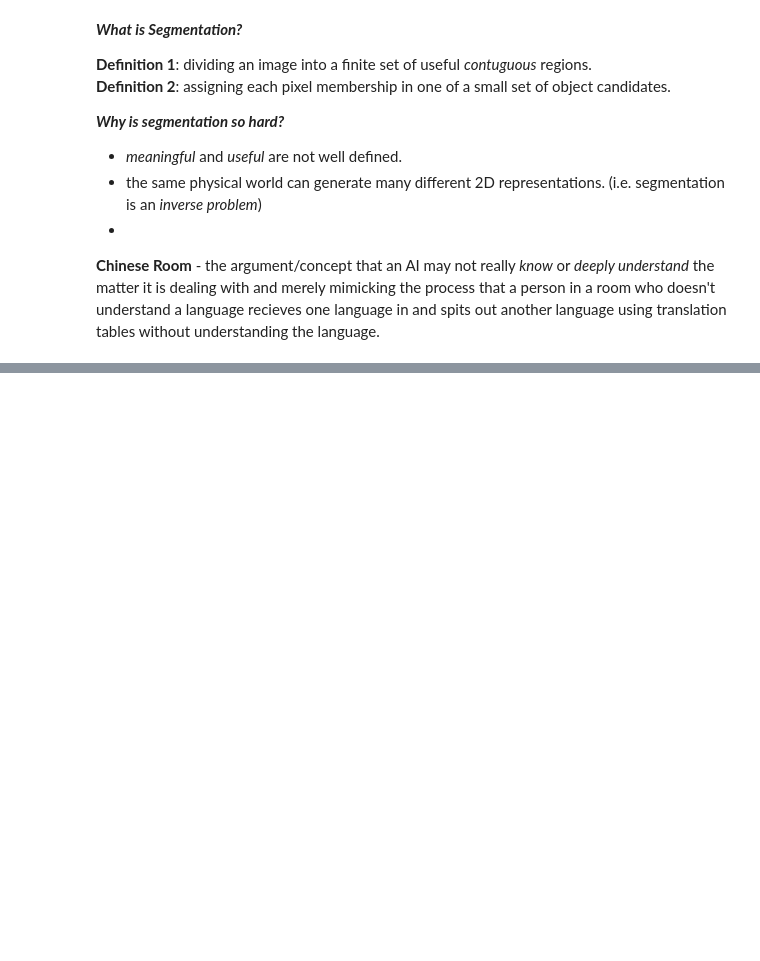
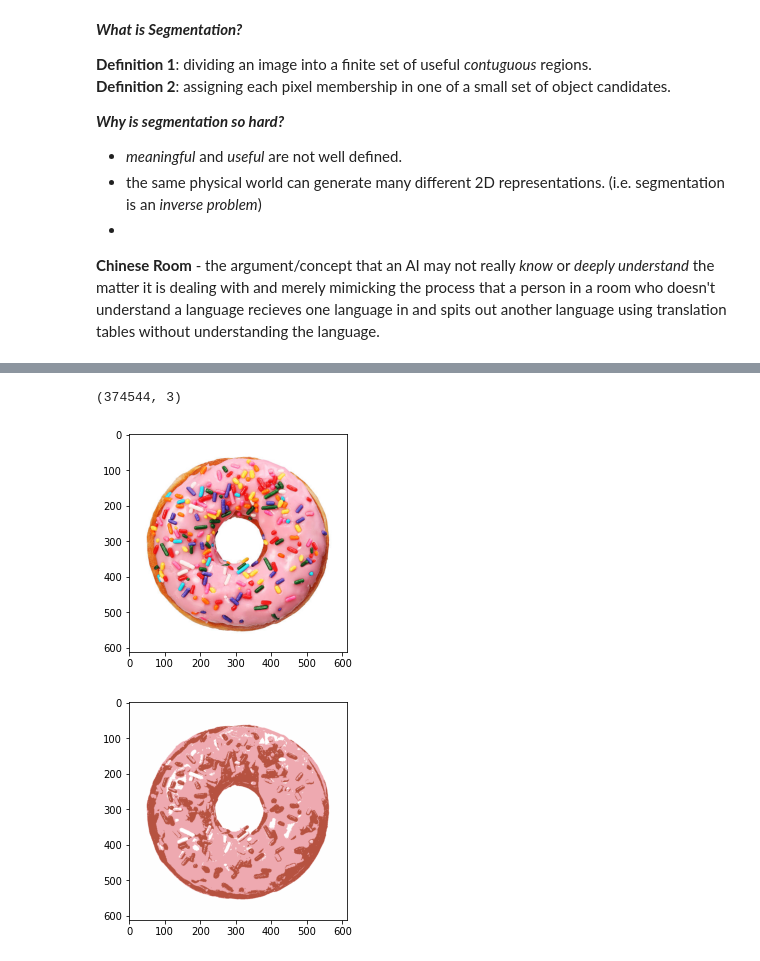
Before and after one commit to Jordan3448/ComputerVision, a Jupyter notebook: Segmentation.ipynb, the cells around one changed output, grey strips where cells are left out. Cells and saved outputs as stored; diff of their text form; code cells hidden in the pictures; blank space fills up the shorter version.

```diff
--- a/Segmentation.ipynb
+++ b/Segmentation.ipynb
@@ -15,0 +52,23 @@
+# %%
+#convert from tensor to matrix
+twoDimage = img.reshape((-1,3))
+twoDimage = np.float32(twoDimage)
+twoDimage.shape
+# %% [output]
+(374544, 3)
+# %%
+#run the k-means algorithm
+ret, label, center = cv2.kmeans(twoDimage, 3, None,
+                                (cv2.TERM_CRITERIA_MAX_ITER, 1000, 0),
+                                5, cv2.KMEANS_PP_CENTERS)
+# %%
+center = np.uint8(center)
+res = center[label.flatten()]
+new_image = res.reshape((img.shape))
+plt.imshow(img)
+plt.figure()
+plt.imshow(new_image)
+plt.show()
+# %% [output]
+[figure, added]
+[figure, added]
```
Also changed, not shown: parts of 4 cells of this notebook.
